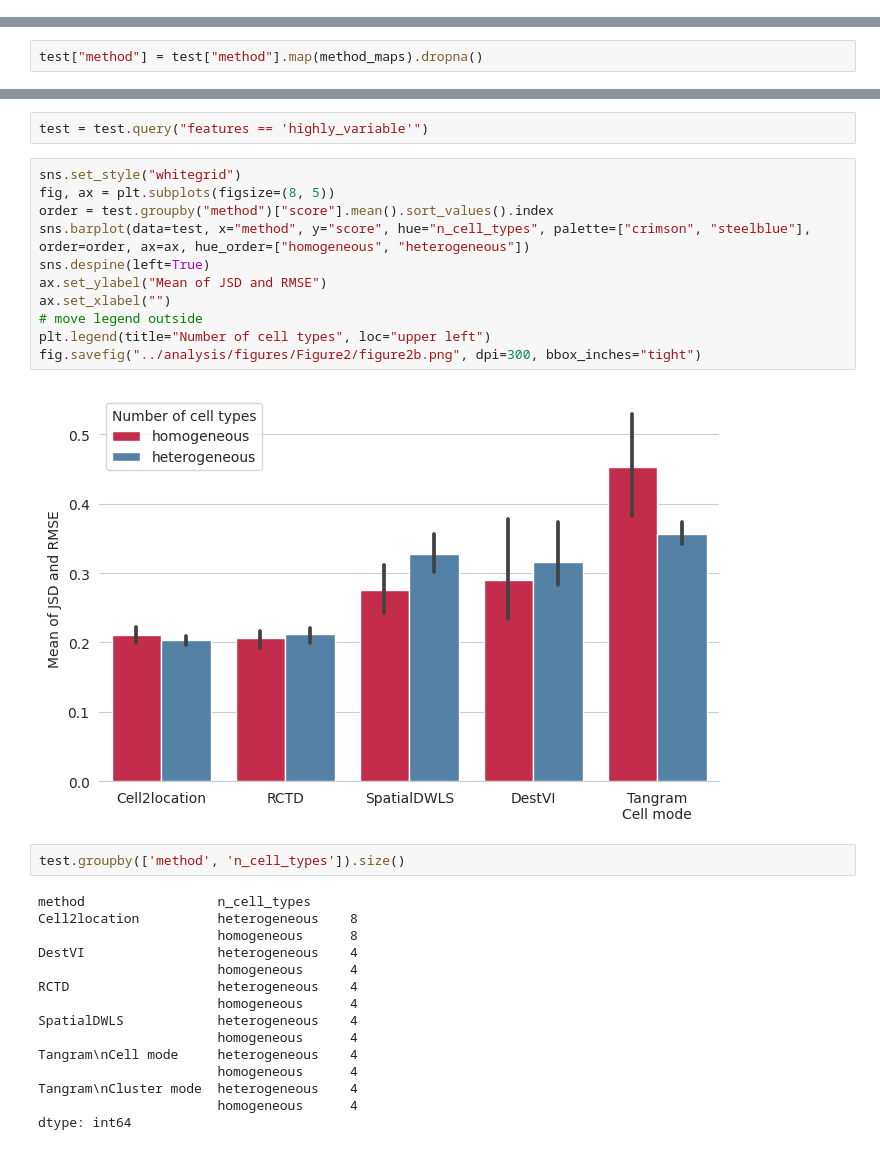
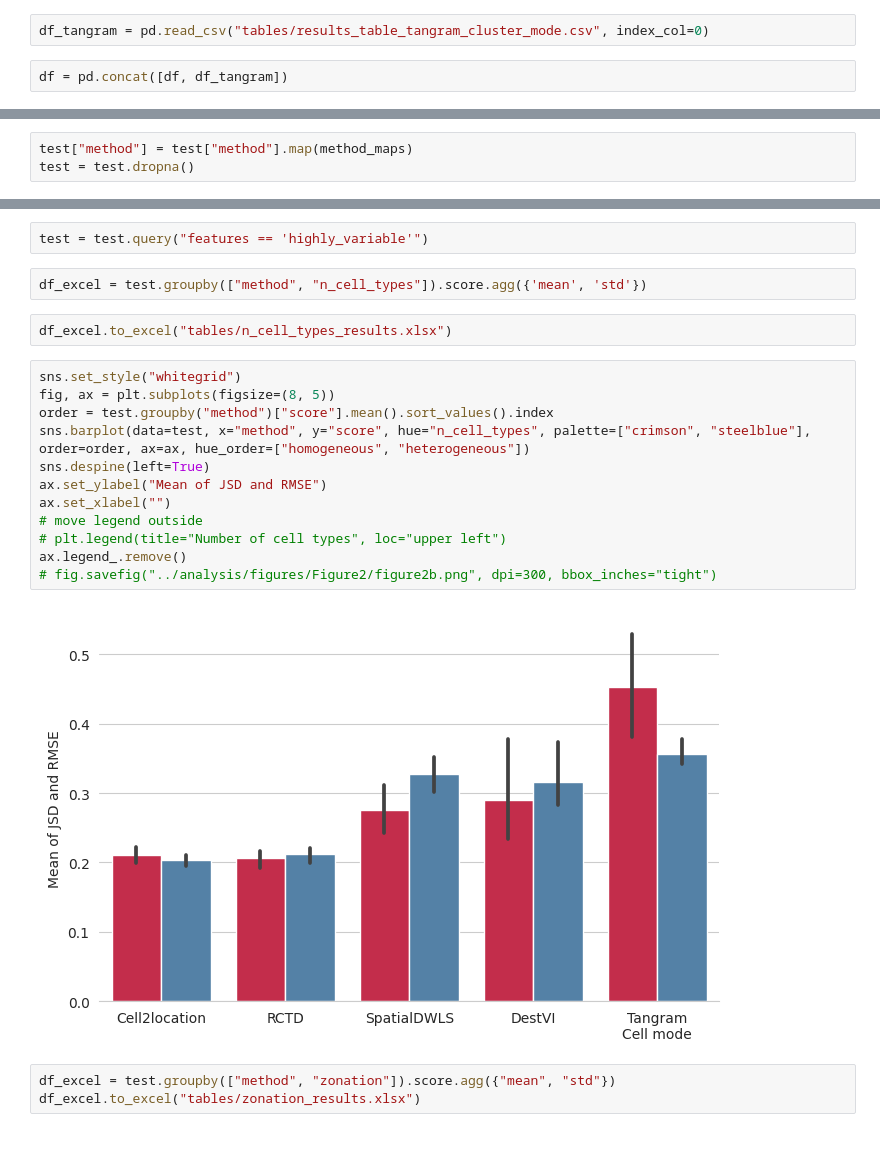
Before and after one commit to theislab/deconvATAC, a Jupyter notebook: notebooks/results/create_results_table.ipynb, the cells around one changed output, grey strips where cells are left out. Drawn from its saved outputs; the diff is of its cells as text.

Commit message:
Detailed table

```diff
--- a/notebooks/results/create_results_table.ipynb
+++ b/notebooks/results/create_results_table.ipynb
@@ -170,6 +179,10 @@ df_baseline.to_csv("tables/baseline_results.csv")
 ## Create table
 # %%
 df = pd.read_csv('tables/results_table.csv', index_col=0)
+# %%
+df_tangram = pd.read_csv("tables/results_table_tangram_cluster_mode.csv", index_col=0)
+# %%
+df = pd.concat([df, df_tangram])
 # %%
 agg_funcs = {"jsd": ["mean", "std"], "rmse": ["mean", "std"]}
 # %%
@@ -397,7 +400,8 @@ method_maps = {
 # %%
 test = df.dropna().query(" modality=='atac'")
 # %%
-test["method"] = test["method"].map(method_maps).dropna()
+test["method"] = test["method"].map(method_maps)
+test = test.dropna()
 # %%
 test["score"] = test[["jsd", "rmse"]].mean(axis=1)
 # %%
@@ -424,36 +428,27 @@ plt.legend(title="Feature selection", loc="upper left")
 [figure]
 # %%
 test = test.query("features == 'highly_variable'")
+# %%
+df_excel = test.groupby(["method", "n_cell_types"]).score.agg({'mean', 'std'})
+# %%
+df_excel.to_excel("tables/n_cell_types_results.xlsx")
 # %%
 sns.set_style("whitegrid")
 fig, ax = plt.subplots(figsize=(8, 5))
 order = test.groupby("method")["score"].mean().sort_values().index
 sns.barplot(data=test, x="method", y="score", hue="n_cell_types", palette=["crimson", "steelblue"], order=order, ax=ax, hue_order=["homogeneous", "heterogeneous"])
 sns.despine(left=True)
 ax.set_ylabel("Mean of JSD and RMSE")
 ax.set_xlabel("")
 # move legend outside
-plt.legend(title="Number of cell types", loc="upper left")
-fig.savefig("../analysis/figures/Figure2/figure2b.png", dpi=300, bbox_inches="tight")
+# plt.legend(title="Number of cell types", loc="upper left")
+ax.legend_.remove()
+# fig.savefig("../analysis/figures/Figure2/figure2b.png", dpi=300, bbox_inches="tight")
 # %% [output]
-[figure, old version]
+[figure, new version]
-# %%
-test.groupby(['method', 'n_cell_types']).size()
-# %% [output]
-method                 n_cell_types
-Cell2location          heterogeneous    8
-                       homogeneous      8
-DestVI                 heterogeneous    4
-                       homogeneous      4
-RCTD                   heterogeneous    4
-                       homogeneous      4
-SpatialDWLS            heterogeneous    4
-                       homogeneous      4
-Tangram\nCell mode     heterogeneous    4
-                       homogeneous      4
-Tangram\nCluster mode  heterogeneous    4
-                       homogeneous      4
-dtype: int64
+# %%
+df_excel = test.groupby(["method", "zonation"]).score.agg({"mean", "std"})
+df_excel.to_excel("tables/zonation_results.xlsx")
 # %%
 sns.set_style("whitegrid")
 fig, ax = plt.subplots(figsize=(8, 5))
```
Also changed, not shown: parts of 10 cells of this notebook.
